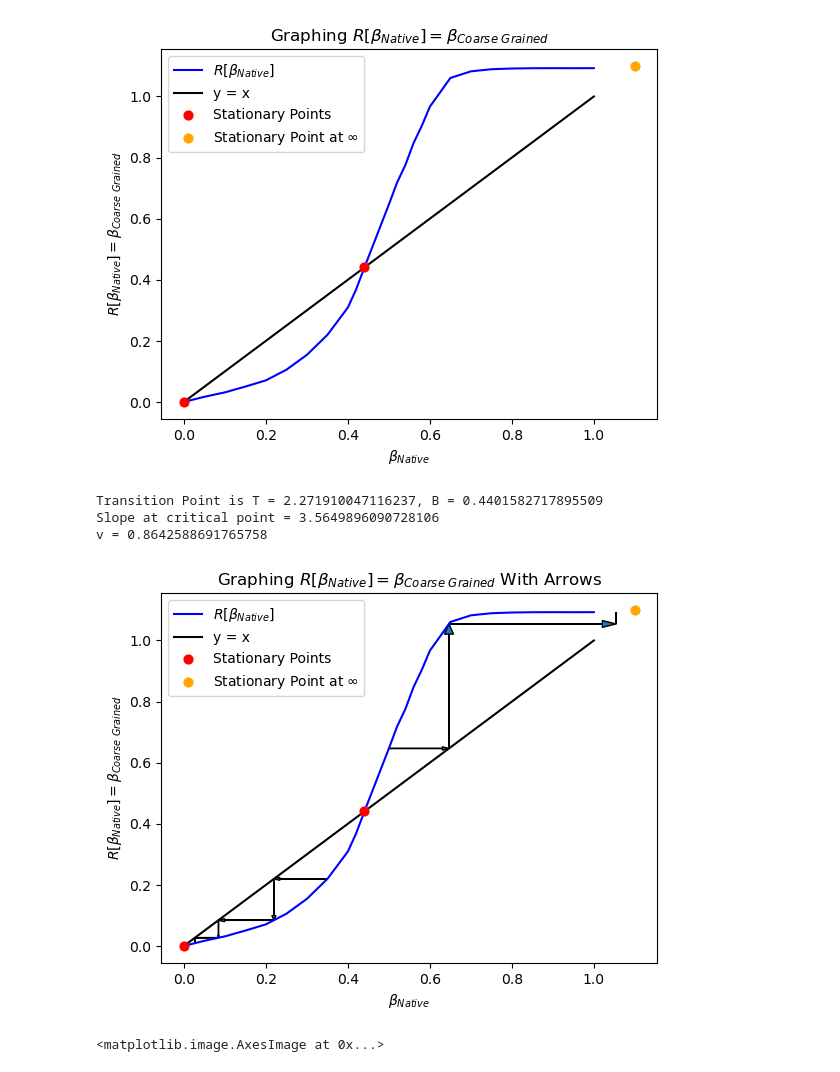
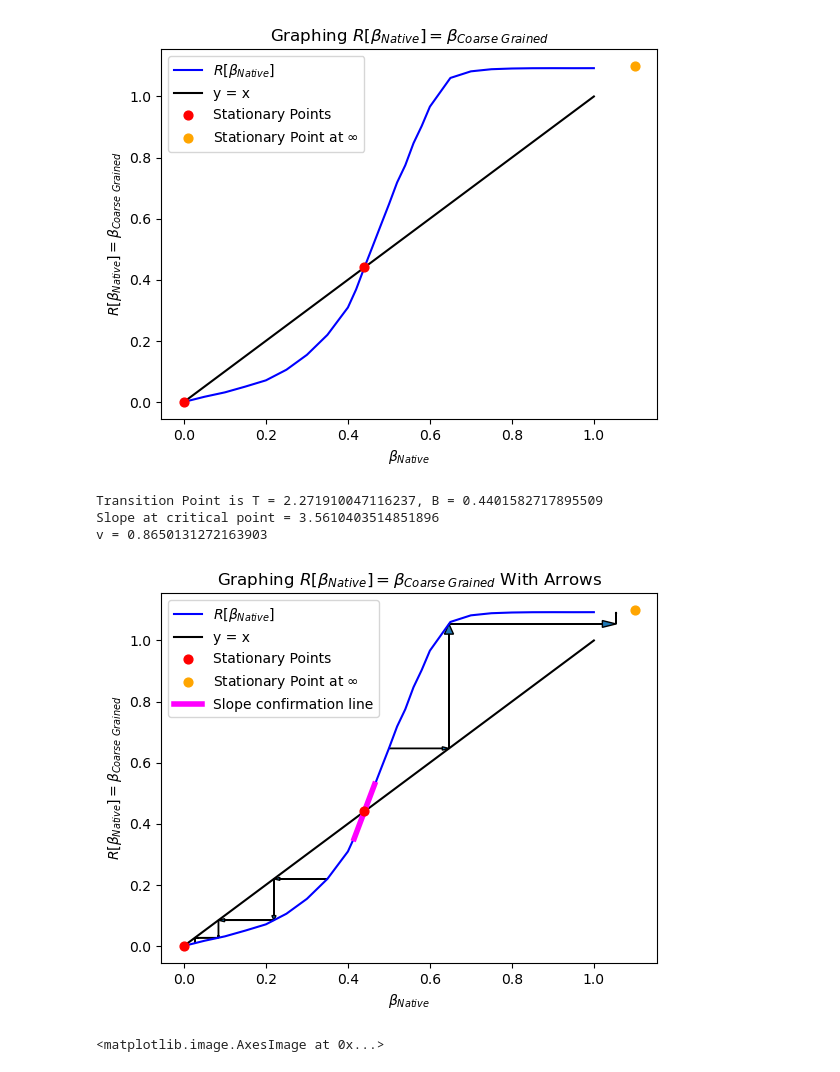
Before and after one commit to Max-Winga/States-of-Matter-MCMC, a Jupyter notebook: Metropolis Markov Chain Monte Carlo.ipynb, the cells around one changed output. Drawn from its saved outputs; the diff is of its cells as text; code cells hidden in the pictures.

```diff
--- a/Metropolis Markov Chain Monte Carlo.ipynb
+++ b/Metropolis Markov Chain Monte Carlo.ipynb
@@ -726,38 +716,38 @@ while delta > .0000001:
 print(f"Transition Point is T = {1/val}, "+r"B"+f" = {val}")
 
 plt.figure()
 plt.plot(Bs, interp(M_coarse_avgs_cleaned), color='b', label=r'$R[\beta_{Native}]$')
 plt.plot(Bs, Bs, color='black', label="y = x")
 plt.scatter([0, val], [0, val], marker="o", label="Stationary Points", color='red', s=40, zorder=3)
 plt.scatter([1.1], [1.1], marker="o", label=r"Stationary Point at $\infty$", color='orange', s=40, zorder=3)
 plot_arrows(0.35, 3)
 plot_arrows(0.5, 2)
 
 plt.title(r"Graphing $R[\beta_{Native}] = \beta_{Coarse\ Grained}$ With Arrows")
 plt.xlabel(r"$\beta_{Native}$")
 plt.ylabel(r"$R[\beta_{Native}] = \beta_{Coarse\ Grained}$")
 
 
 
 ## Calculate v
-delta = 0.000000001
+delta = 0.00000000000001
 point = val-0.01
 slope = (R(point+delta)-R(point-delta))/(2*delta)
 print(f"Slope at critical point = {slope}")
 print(f"v = {1/m.log(slope, 3)}")
-check_slope=False
+check_slope=True
 if check_slope:
     b = (1-slope)*val
     lin_range = 0.025
     plt.plot(np.arange(val-lin_range, val+lin_range, 0.001), slope*np.arange(val-lin_range, val+lin_range, 0.001)+b,
              color='magenta', linewidth=4, label = 'Slope confirmation line')
 plt.legend()
 plt.show()
 # %% [output]
 Transition Point is T = 2.271910047116237, B = 0.4401582717895509
-Slope at critical point = 3.5649896090728106
-v = 0.8642588691765758
+Slope at critical point = 3.5610403514851896
+v = 0.8650131272163903
-[figure, old version]
+[figure, new version]
 # %%
 # model = Metropolis(27, 85, B=True)
 # model.run(5000)
```
Also changed, not shown: parts of 7 cells of this notebook, 1 other file.
